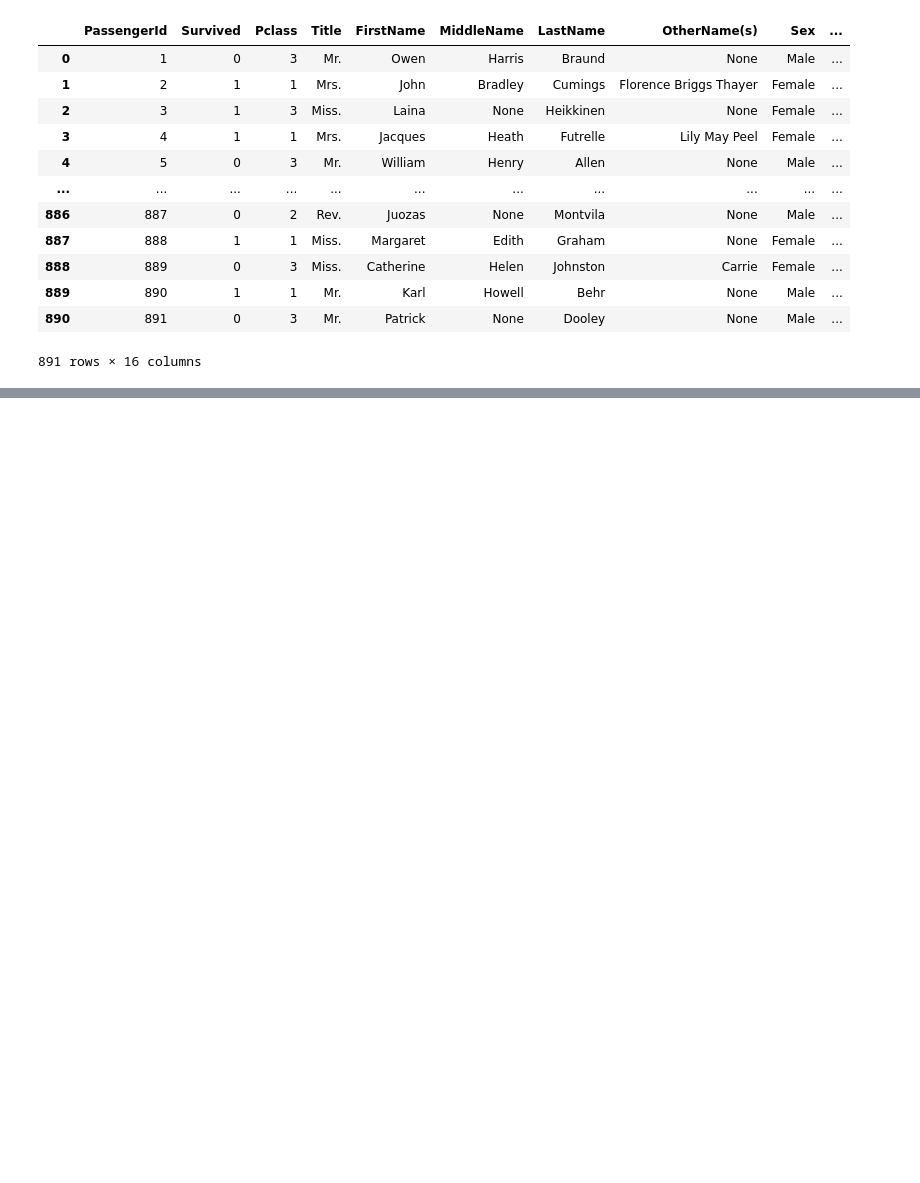
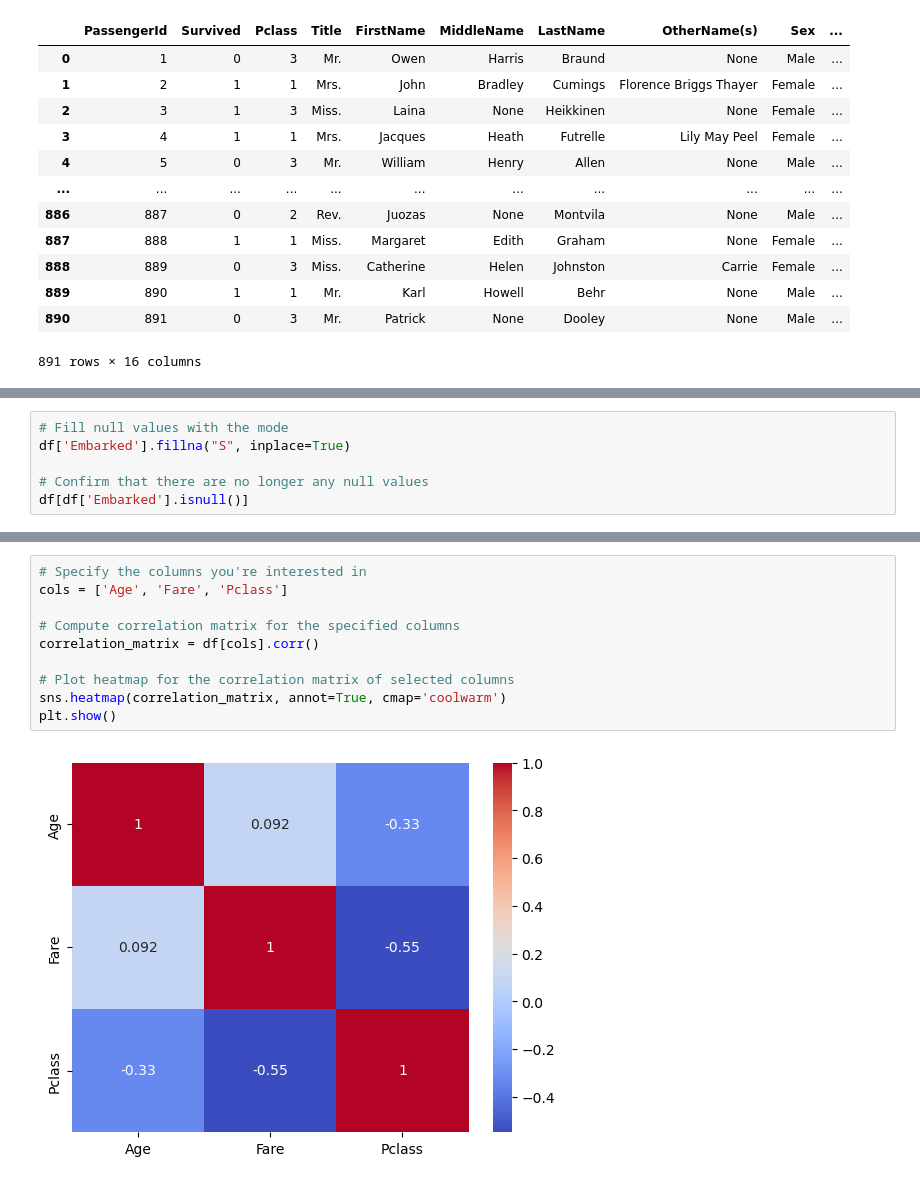
Before and after one commit to joshua-pirwoth/Working-on-my-Python-for-DA, a Jupyter notebook: Titanic Dataset/Titanic Dataset - Data Cleaning.ipynb, the cells around one changed output, grey strips where cells are left out. Cells and saved outputs as stored; diff of their text form; blank space fills up the shorter version.

```diff
--- a/Titanic Dataset/Titanic Dataset - Data Cleaning.ipynb
+++ b/Titanic Dataset/Titanic Dataset - Data Cleaning.ipynb
@@ -310,0 +345,6 @@ df
+# %%
+# Fill null values with the mode
+df['Embarked'].fillna("S", inplace=True)
+
+# Confirm that there are no longer any null values
+df[df['Embarked'].isnull()]
@@ -310,0 +360,12 @@ df
+# %%
+# Specify the columns you're interested in
+cols = ['Age', 'Fare', 'Pclass']
+
+# Compute correlation matrix for the specified columns
+correlation_matrix = df[cols].corr()
+
+# Plot heatmap for the correlation matrix of selected columns
+sns.heatmap(correlation_matrix, annot=True, cmap='coolwarm')
+plt.show()
+# %% [output]
+[figure, added]
```
Also changed, not shown: parts of 6 cells of this notebook.
